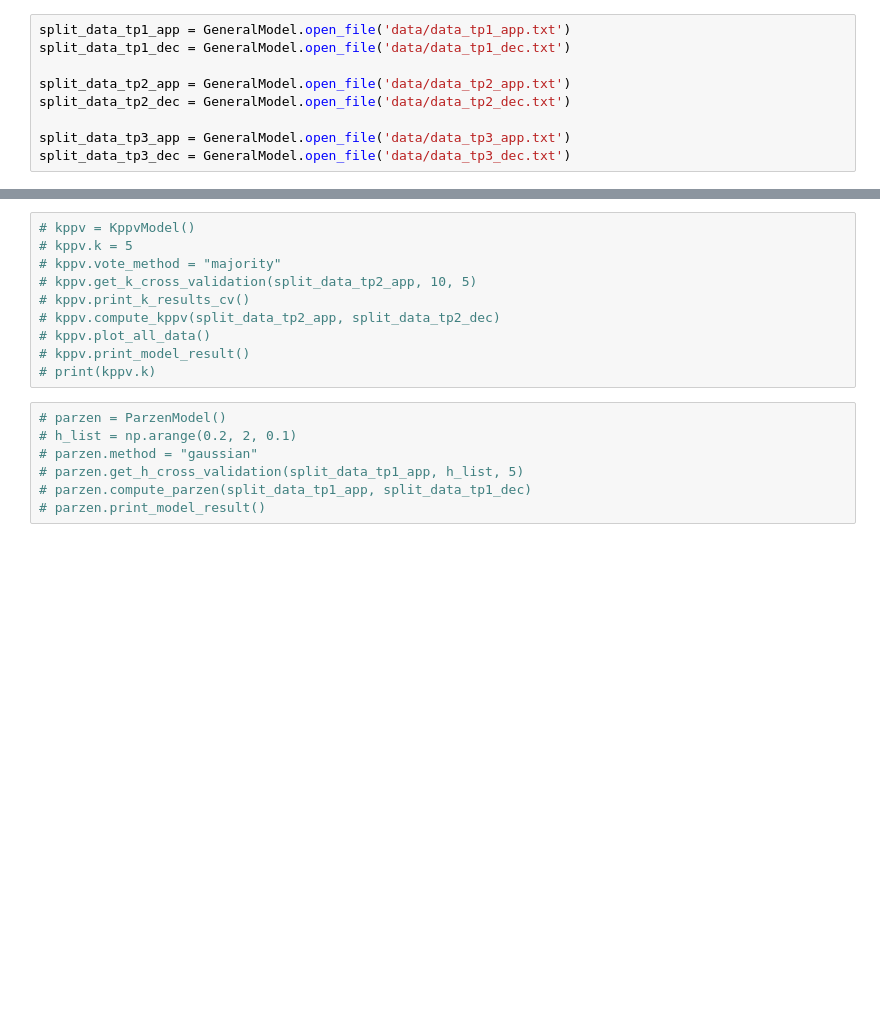
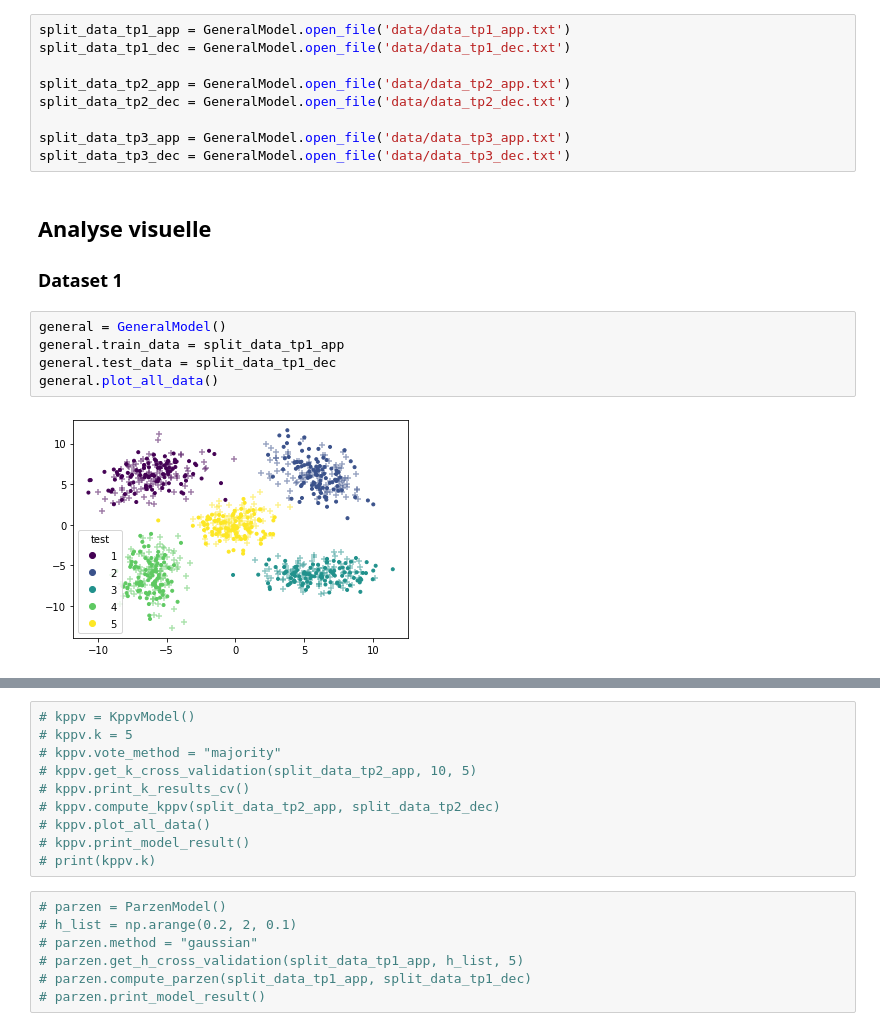
Before and after one commit to RudolphDev/machine_learning, a Jupyter notebook: analysis.ipynb, the cells around one changed output, grey strips where cells are left out. Saved outputs shown, nothing was run; the diff lists cells and outputs as text; blank space fills up the shorter version.

```diff
--- a/analysis.ipynb
+++ b/analysis.ipynb
@@ -13,3 +14,13 @@ split_data_tp2_dec = GeneralModel.open_file('data/data_tp2_dec.txt')
 
 split_data_tp3_app = GeneralModel.open_file('data/data_tp3_app.txt')
 split_data_tp3_dec = GeneralModel.open_file('data/data_tp3_dec.txt')
+# %% [markdown]
+## Analyse visuelle
+### Dataset 1
+# %%
+general = GeneralModel()
+general.train_data = split_data_tp1_app
+general.test_data = split_data_tp1_dec
+general.plot_all_data()
+# %% [output]
+[figure, added]
```
Also changed, not shown: parts of 9 cells of this notebook, 2 other files.
